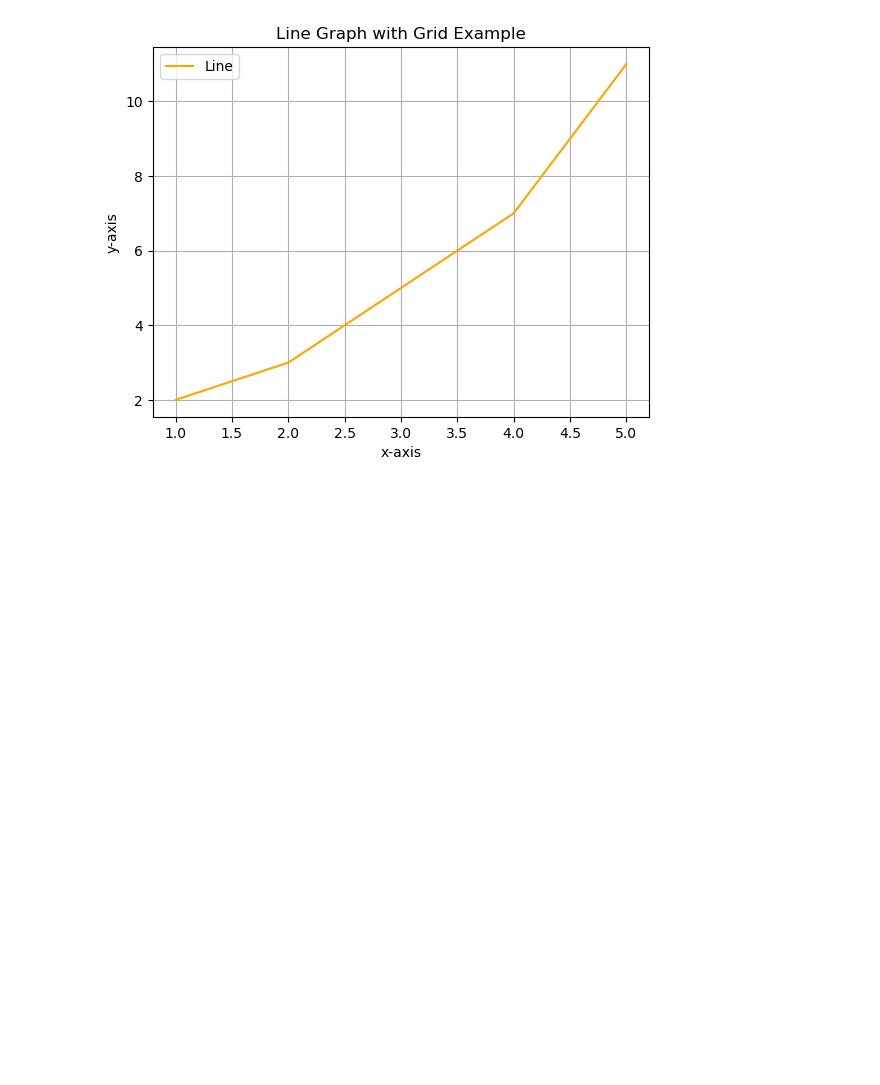
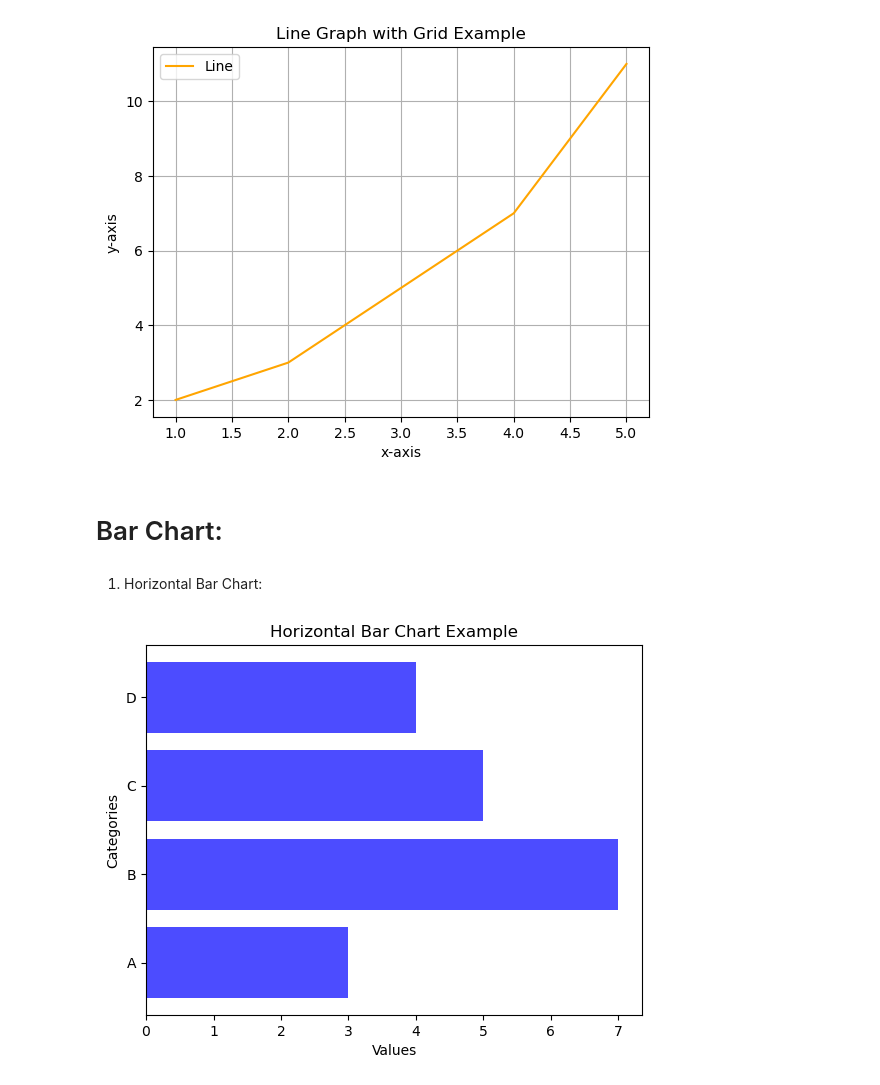
Before and after one commit to Ahmet-Acik/matplotlib_numpy_project, a Jupyter notebook: Untitled-1.ipynb, the cells around one changed output. Cells and saved outputs as stored; diff of their text form; code cells hidden in the pictures; blank space fills up the shorter version.

```diff
--- a/Untitled-1.ipynb
+++ b/Untitled-1.ipynb
@@ -238,3 +238,20 @@ plt.legend()
 plt.show()
 # %% [output]
 [figure]
+# %% [markdown]
+# Bar Chart:
+# %% [markdown]
+1. Horizontal Bar Chart:
+# %%
+import matplotlib.pyplot as plt
+
+categories = ['A', 'B', 'C', 'D']
+values = [3, 7, 5, 4]
+
+plt.barh(categories, values, color='blue', alpha=0.7)
+plt.xlabel('Values')
+plt.ylabel('Categories')
+plt.title('Horizontal Bar Chart Example')
+plt.show()
+# %% [output]
+[figure, added]
```
Also changed, not shown: parts of 8 cells of this notebook.
